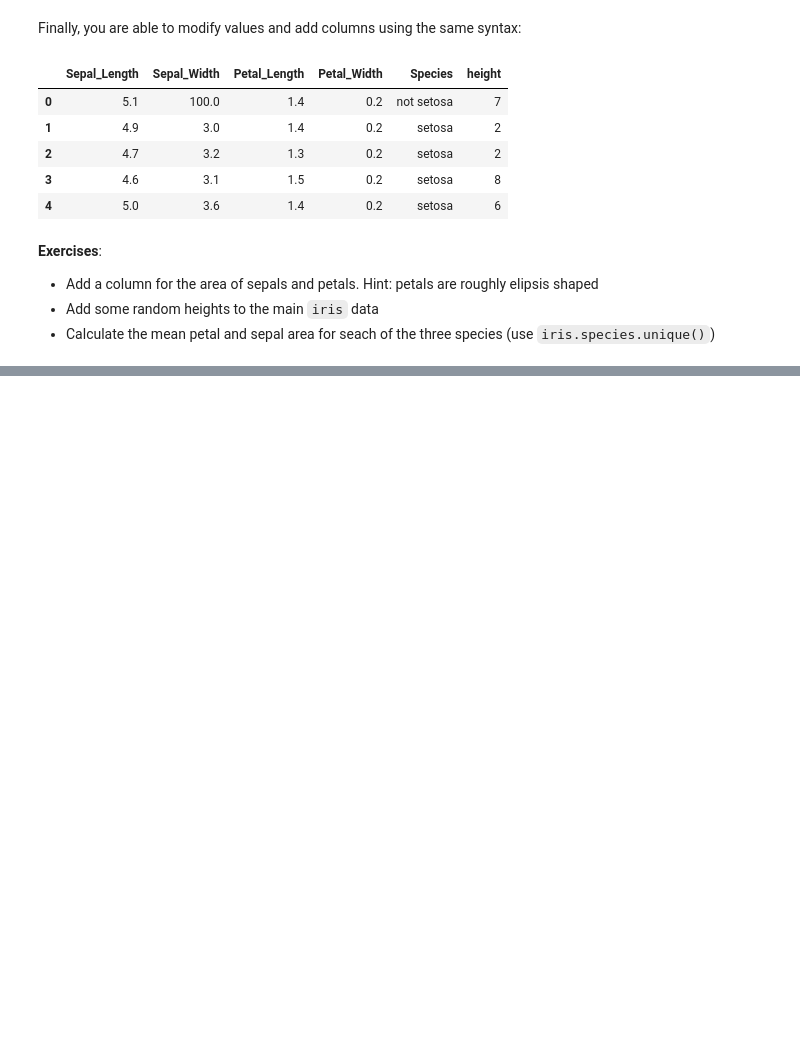
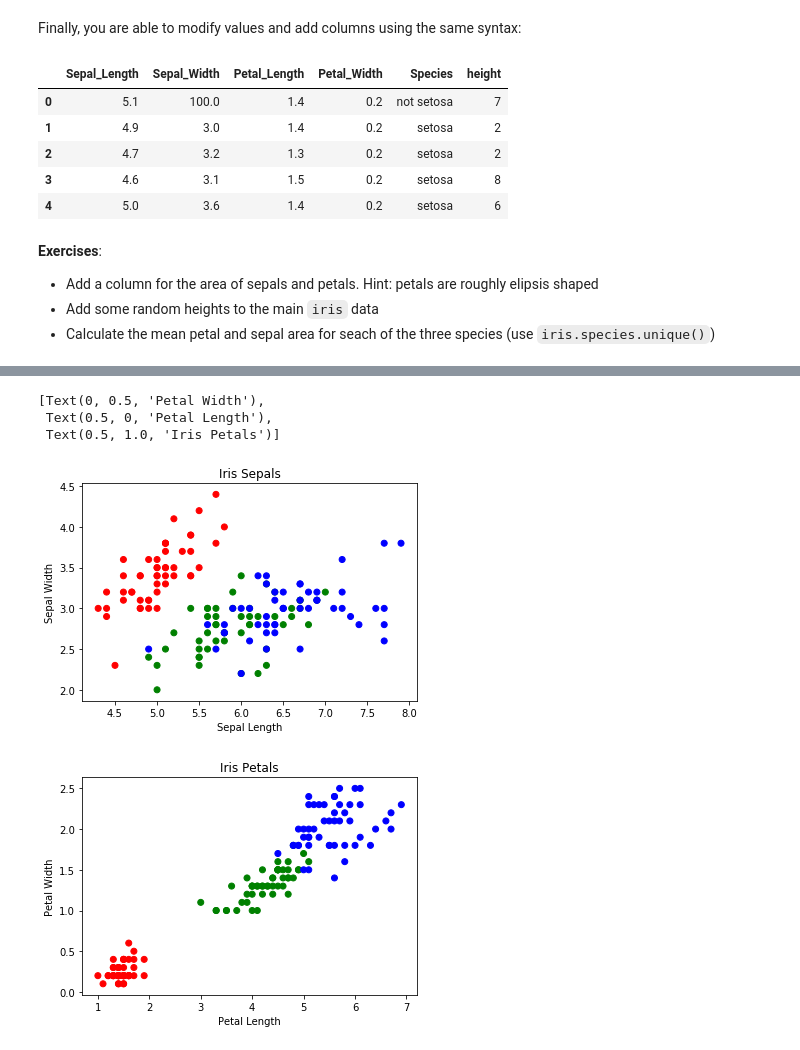
Before and after one commit to allydunham/btm2018, a Jupyter notebook: scientific_python/Introduction to Scientific Python.ipynb, the cells around one changed output, grey strips where cells are left out. Drawn from its saved outputs; the diff is of its cells as text; code cells hidden in the pictures; blank space fills up the shorter version.

Commit message:
Added examples section for plotting

```diff
--- a/scientific_python/Introduction to Scientific Python.ipynb
+++ b/scientific_python/Introduction to Scientific Python.ipynb
@@ -419,0 +431,19 @@ test.head()
+# %%
+colour_map = {'setosa':'r', 'versicolor':'g', 'virginica':'b'}
+iris['col'] = [colour_map[s] for s in iris.Species]
+iris['marker'] = [marker_map[s] for s in iris.Species]
+
+
+fig_sepal, axes_sepal = plt.subplots()
+axes_sepal.scatter('Sepal_Length', 'Sepal_Width', c='col', data=iris)
+axes_sepal.set(xlabel='Sepal Length', ylabel='Sepal Width', title='Iris Sepals')
+
+fig_petal, axes_petal = plt.subplots()
+axes_petal.scatter('Petal_Length', 'Petal_Width', c='col', data=iris)
+axes_petal.set(xlabel='Petal Length', ylabel='Petal Width', title='Iris Petals')
+# %% [output]
+[Text(0, 0.5, 'Petal Width'),
+ Text(0.5, 0, 'Petal Length'),
+ Text(0.5, 1.0, 'Iris Petals')]
+[figure, added]
+[figure, added]
```
Also changed, not shown: parts of 12 cells of this notebook, 2 other files.
